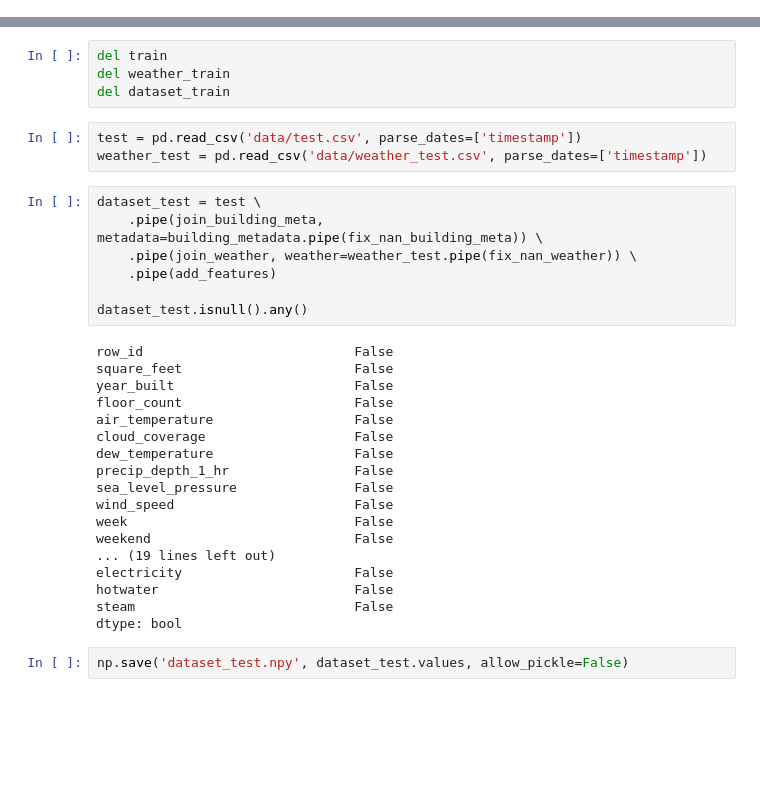
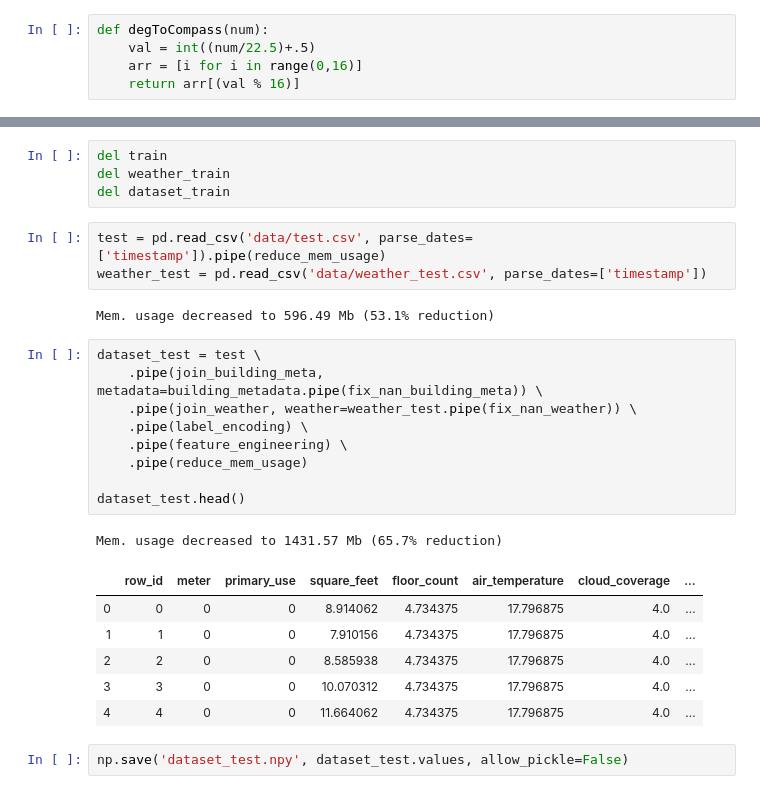
Before and after one commit to ytkj/ashrae-energy-prediction, a Jupyter notebook: preprocess.ipynb, the cells around one changed output, grey strips where cells are left out. Saved outputs shown, nothing was run; the diff lists cells and outputs as text; blank space fills up the shorter version.

```diff
--- a/preprocess.ipynb
+++ b/preprocess.ipynb
@@ -123,0 +126,5 @@ def add_features(df_in: pd.DataFrame) -> pd.DataFrame:
+# %%
+def degToCompass(num):
+    val = int((num/22.5)+.5)
+    arr = [i for i in range(0,16)]
+    return arr[(val % 16)]
@@ -157,32 +216,26 @@ del train
 del weather_train
 del dataset_train
 # %%
-test = pd.read_csv('data/test.csv', parse_dates=['timestamp'])
+test = pd.read_csv('data/test.csv', parse_dates=['timestamp']).pipe(reduce_mem_usage)
 weather_test = pd.read_csv('data/weather_test.csv', parse_dates=['timestamp'])
+# %% [output]
+Mem. usage decreased to 596.49 Mb (53.1% reduction)
 # %%
 dataset_test = test \
     .pipe(join_building_meta, metadata=building_metadata.pipe(fix_nan_building_meta)) \
     .pipe(join_weather, weather=weather_test.pipe(fix_nan_weather)) \
-    .pipe(add_features)
+    .pipe(label_encoding) \
+    .pipe(feature_engineering) \
+    .pipe(reduce_mem_usage)
 
-dataset_test.isnull().any()
+dataset_test.head()
 # %% [output]
-row_id                           False
-square_feet                      False
-year_built                       False
-floor_count                      False
-air_temperature                  False
-cloud_coverage                   False
-dew_temperature                  False
-precip_depth_1_hr                False
-sea_level_pressure               False
-wind_speed                       False
-week                             False
-weekend                          False
-... (19 lines left out)
-electricity                      False
-hotwater                         False
-steam                            False
-dtype: bool
+Mem. usage decreased to 1431.57 Mb (65.7% reduction)
+|  | row_id | meter | primary_use | square_feet | floor_count | air_temperature | cloud_coverage | ... |
+| 0 | 0 | 0 | 0 | 8.914062 | 4.734375 | 17.796875 | 4.0 | ... |
+| 1 | 1 | 0 | 0 | 7.910156 | 4.734375 | 17.796875 | 4.0 | ... |
+| 2 | 2 | 0 | 0 | 8.585938 | 4.734375 | 17.796875 | 4.0 | ... |
+| 3 | 3 | 0 | 0 | 10.070312 | 4.734375 | 17.796875 | 4.0 | ... |
+| 4 | 4 | 0 | 0 | 11.664062 | 4.734375 | 17.796875 | 4.0 | ... |
 # %%
 np.save('dataset_test.npy', dataset_test.values, allow_pickle=False)
```
Also changed, not shown: parts of 10 cells of this notebook, 1 other file.
